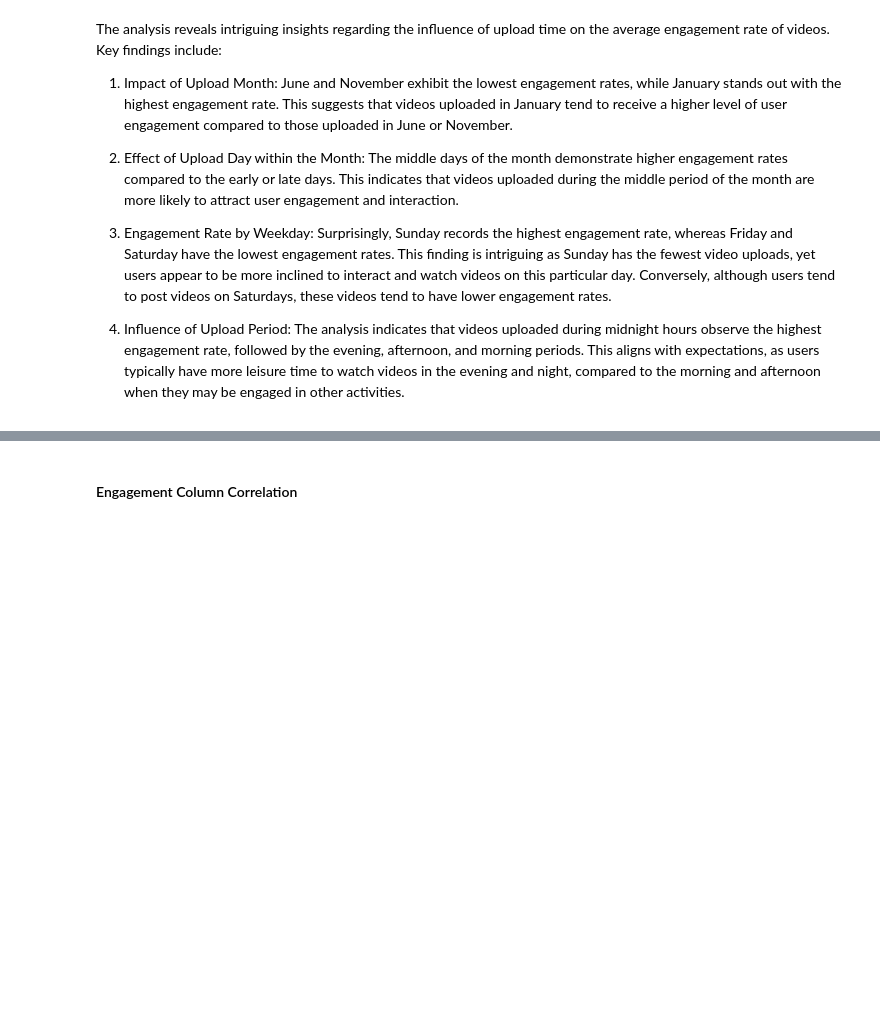
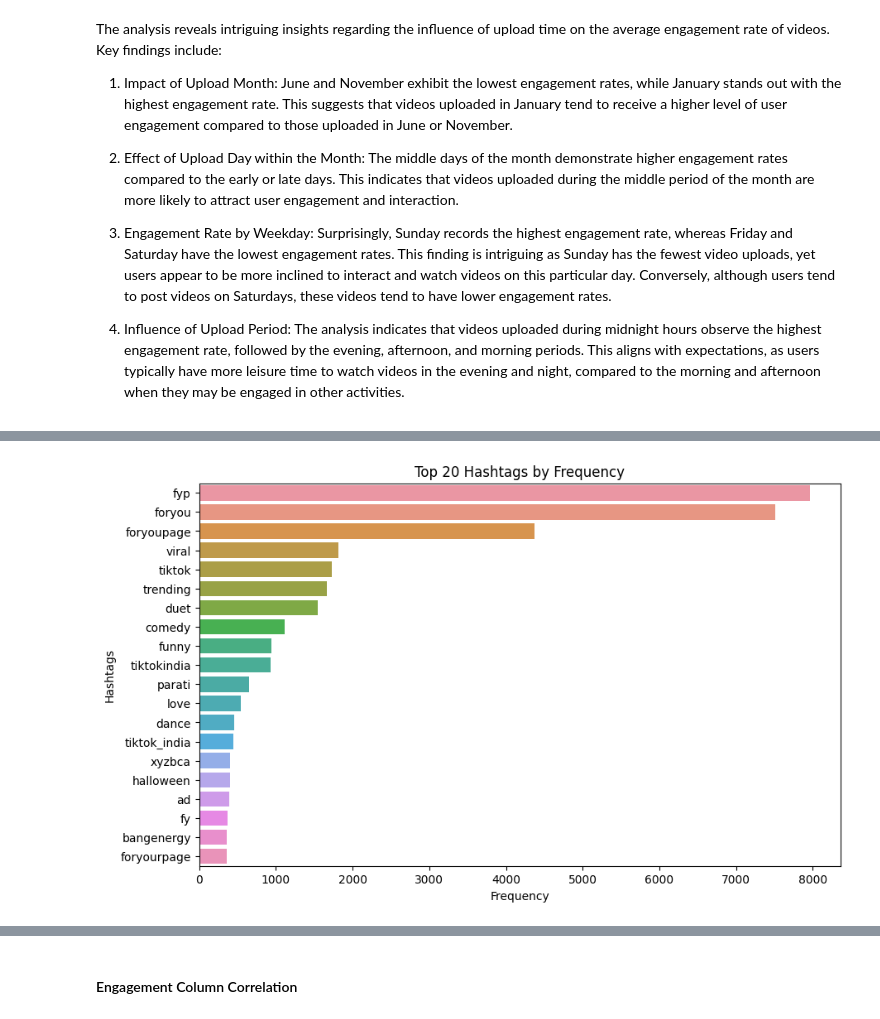
Before and after one commit to tianlan8/TikTok_Engagement_Rate_Analysis_Prediction, a Jupyter notebook: Notebooks/Tian Lan_Capstone project_2 (EDA).ipynb, the cells around one changed output, grey strips where cells are left out. Cells and saved outputs as stored; diff of their text form; code cells hidden in the pictures; blank space fills up the shorter version.

```diff
--- a/Notebooks/Tian Lan_Capstone project_2 (EDA).ipynb
+++ b/Notebooks/Tian Lan_Capstone project_2 (EDA).ipynb
@@ -365,0 +448,12 @@ The analysis reveals intriguing insights regarding the influence of upload time
+# %%
+vectorizer = CountVectorizer(min_df=5) #the hashtag must appear in at least five distinct videos
+
+hashtag_vectors = vectorizer.fit_transform(hashtags_list)
+
+feature_names = vectorizer.get_feature_names_out()
+
+hashtags_df = pd.DataFrame(hashtag_vectors.toarray(), columns=feature_names)
+
+combined_df = pd.concat([clean_df, hashtags_df], axis=1)
+
+combined_df.sample(5)
@@ -365,0 +468,10 @@ The analysis reveals intriguing insights regarding the influence of upload time
+# %%
+hashtag_counts = hashtag_vectors.sum(axis=0)
+
+df_counts = pd.DataFrame(hashtag_counts, columns=feature_names)
+
+df_counts = df_counts.T
+
+df_counts.columns = ['Hashtag counts']
+
+df_counts
@@ -365,0 +492,4 @@ The analysis reveals intriguing insights regarding the influence of upload time
+# %%
+sorted_counts = df_counts.sort_values(by='Hashtag counts', ascending=False)
+
+sorted_counts
@@ -365,0 +510,4 @@ The analysis reveals intriguing insights regarding the influence of upload time
+# %%
+top_20_hashtags = sorted_counts.head(20)
+
+top_20_hashtags
@@ -365,0 +532,12 @@ The analysis reveals intriguing insights regarding the influence of upload time
+# %%
+plt.figure(figsize=(10, 6))
+
+sns.barplot(x=top_20_hashtags['Hashtag counts'], y=top_20_hashtags.index)
+
+plt.xlabel('Frequency')
+plt.ylabel('Hashtags')
+plt.title('Top 20 Hashtags by Frequency')
+
+plt.show()
+# %% [output]
+[figure, added]
```
Also changed, not shown: parts of 39 cells of this notebook, 3 other files.
